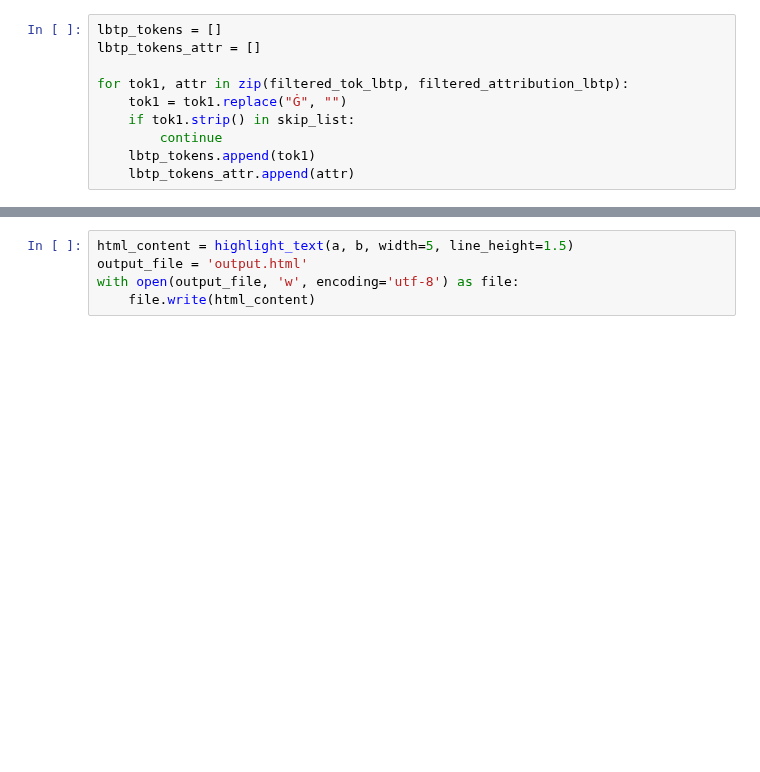
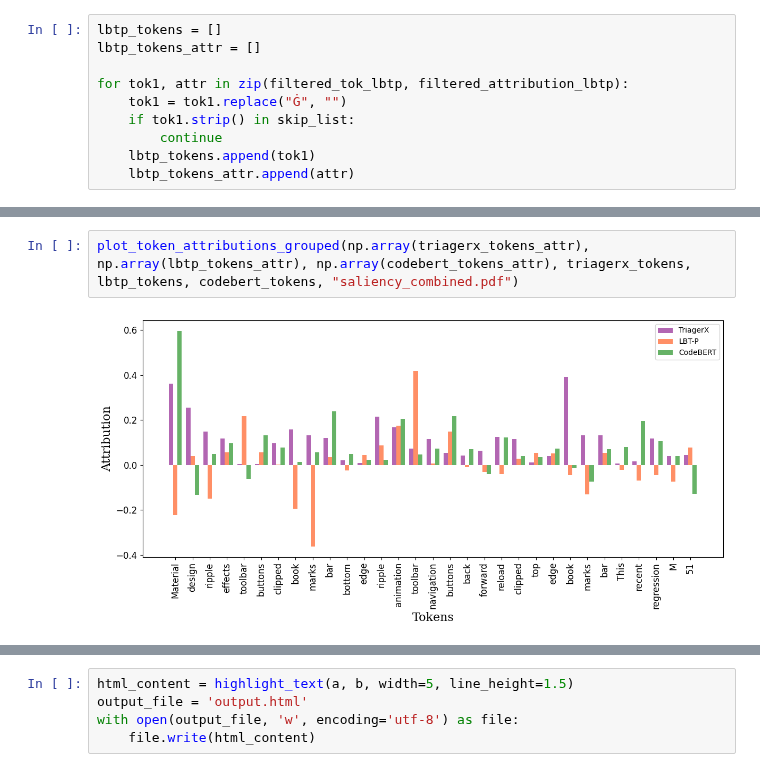
Before and after one commit to afifaniks/triagerX, a Jupyter notebook: notebook/model_interpretation.ipynb, the cells around one changed output, grey strips where cells are left out. Saved outputs shown, nothing was run; the diff lists cells and outputs as text; blank space fills up the shorter version.

```diff
--- a/notebook/model_interpretation.ipynb
+++ b/notebook/model_interpretation.ipynb
@@ -955,0 +1265,4 @@ plot_token_attributions_combined(np.array(triagerx_tokens_attr), np.array(lbtp_t
+# %%
+plot_token_attributions_grouped(np.array(triagerx_tokens_attr), np.array(lbtp_tokens_attr), np.array(codebert_tokens_attr), triagerx_tokens, lbtp_tokens, codebert_tokens, "saliency_combined.pdf")
+# %% [output]
+[figure, added]
```
Also changed, not shown: parts of 33 cells of this notebook.
